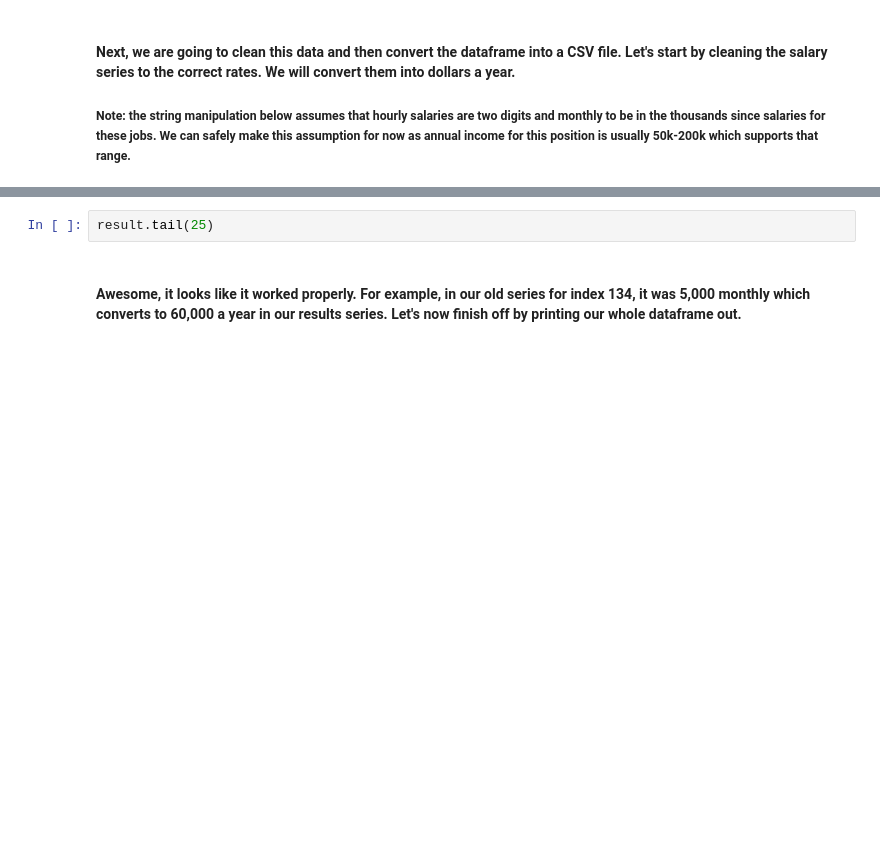
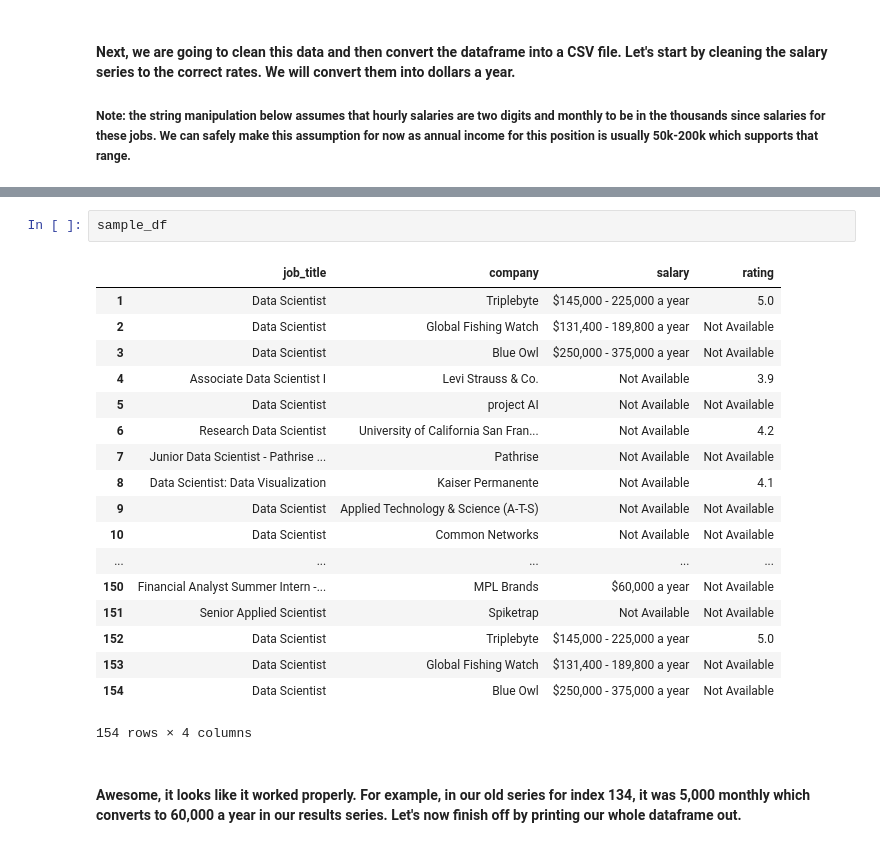
Before and after one commit to AlvinQLee/Indeed-Data-Scraping, a Jupyter notebook: Indeed.ipynb, the cells around one changed output, grey strips where cells are left out. Saved outputs shown, nothing was run; the diff lists cells and outputs as text; blank space fills up the shorter version.

```diff
--- a/Indeed.ipynb
+++ b/Indeed.ipynb
@@ -245,5 +331,24 @@ for index, item in enumerate(sample_df["salary"]):
-# %%
-result.tail(25)
+# %%
+sample_df
+# %% [output]
+|  | job_title | company | salary | rating |
+| 1 | Data Scientist | Triplebyte | $145,000 - 225,000 a year | 5.0 |
+| 2 | Data Scientist | Global Fishing Watch | $131,400 - 189,800 a year | Not Available |
+| 3 | Data Scientist | Blue Owl | $250,000 - 375,000 a year | Not Available |
+| 4 | Associate Data Scientist I | Levi Strauss & Co. | Not Available | 3.9 |
+| 5 | Data Scientist | project AI | Not Available | Not Available |
+| 6 | Research Data Scientist | University of California San Fran... | Not Available | 4.2 |
+| 7 | Junior Data Scientist - Pathrise ... | Pathrise | Not Available | Not Available |
+| 8 | Data Scientist: Data Visualization | Kaiser Permanente | Not Available | 4.1 |
+| 9 | Data Scientist | Applied Technology & Science (A-T-S) | Not Available | Not Available |
+| 10 | Data Scientist | Common Networks | Not Available | Not Available |
+| ... | ... | ... | ... | ... |
+| 150 | Financial Analyst Summer Intern -... | MPL Brands | $60,000 a year | Not Available |
+| 151 | Senior Applied Scientist | Spiketrap | Not Available | Not Available |
+| 152 | Data Scientist | Triplebyte | $145,000 - 225,000 a year | 5.0 |
+| 153 | Data Scientist | Global Fishing Watch | $131,400 - 189,800 a year | Not Available |
+| 154 | Data Scientist | Blue Owl | $250,000 - 375,000 a year | Not Available |
+154 rows × 4 columns
 # %% [markdown]
 #### Awesome, it looks like it worked properly. For example, in our old series for index 134, it was 5,000 monthly which converts to 60,000 a year in our results series. Let's now finish off by printing our whole dataframe out.
 # %%
```
Also changed, not shown: parts of 11 cells of this notebook.
